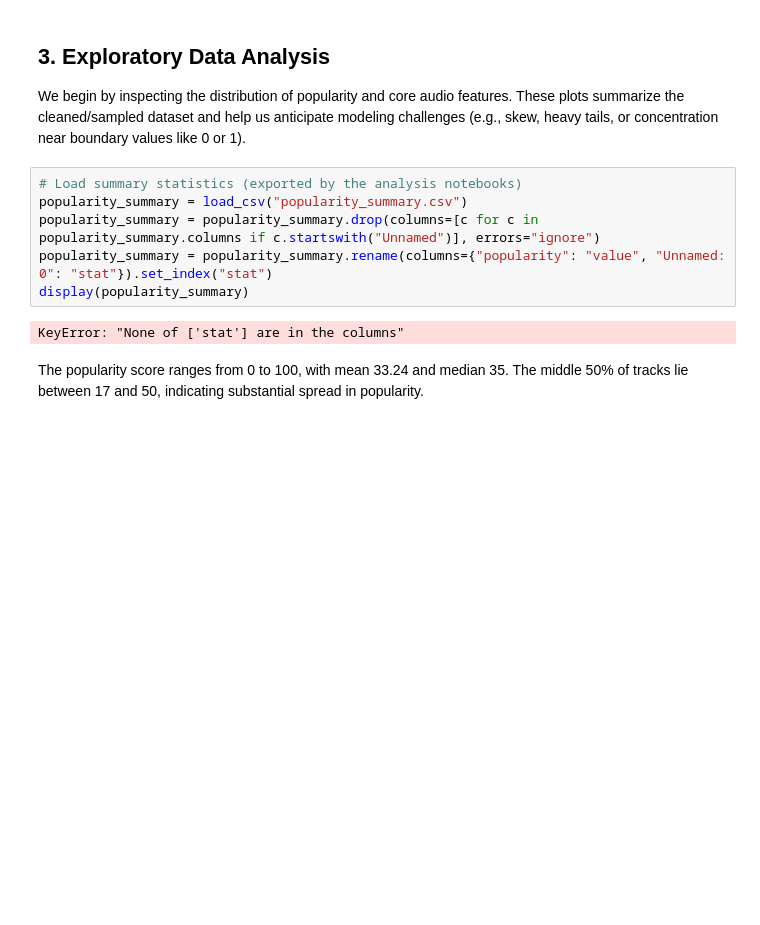
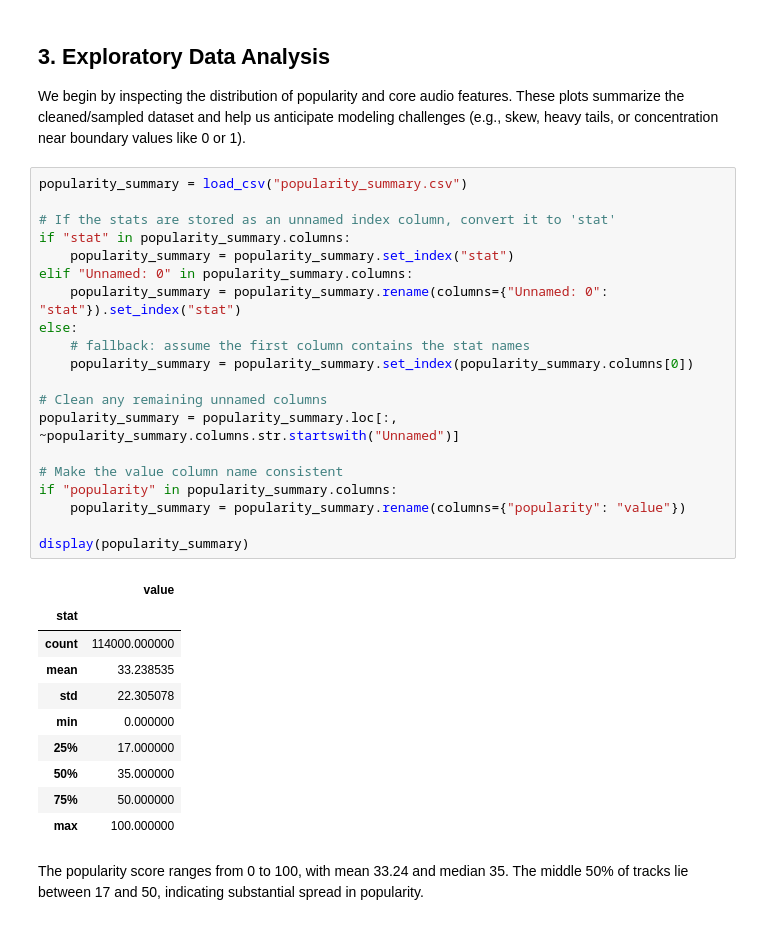
Before and after one commit to UCB-stat-159-f25/final-group22, a Jupyter notebook: main.ipynb, the cells around one changed output. Saved outputs shown, nothing was run; the diff lists cells and outputs as text; blank space fills up the shorter version.

Commit message:
fixed part 2 error

```diff
--- a/main.ipynb
+++ b/main.ipynb
@@ -50,13 +50,36 @@ def load_csv(filename: str) -> pd.DataFrame:
 ## 3. Exploratory Data Analysis
 We begin by inspecting the distribution of popularity and core audio features. These plots summarize the cleaned/sampled dataset and help us anticipate modeling challenges (e.g., skew, heavy tails, or concentration near boundary values like 0 or 1).
 # %%
-# Load summary statistics (exported by the analysis notebooks)
 popularity_summary = load_csv("popularity_summary.csv")
-popularity_summary = popularity_summary.drop(columns=[c for c in popularity_summary.columns if c.startswith("Unnamed")], errors="ignore")
-popularity_summary = popularity_summary.rename(columns={"popularity": "value", "Unnamed: 0": "stat"}).set_index("stat")
+
+# If the stats are stored as an unnamed index column, convert it to 'stat'
+if "stat" in popularity_summary.columns:
+    popularity_summary = popularity_summary.set_index("stat")
+elif "Unnamed: 0" in popularity_summary.columns:
+    popularity_summary = popularity_summary.rename(columns={"Unnamed: 0": "stat"}).set_index("stat")
+else:
+    # fallback: assume the first column contains the stat names
+    popularity_summary = popularity_summary.set_index(popularity_summary.columns[0])
+
+# Clean any remaining unnamed columns
+popularity_summary = popularity_summary.loc[:, ~popularity_summary.columns.str.startswith("Unnamed")]
+
+# Make the value column name consistent
+if "popularity" in popularity_summary.columns:
+    popularity_summary = popularity_summary.rename(columns={"popularity": "value"})
+
 display(popularity_summary)
 # %% [output]
-KeyError: "None of ['stat'] are in the columns"
+|  | value |
+| stat |  |
+| count | 114000.000000 |
+| mean | 33.238535 |
+| std | 22.305078 |
+| min | 0.000000 |
+| 25% | 17.000000 |
+| 50% | 35.000000 |
+| 75% | 50.000000 |
+| max | 100.000000 |
 # %% [markdown]
 The popularity score ranges from 0 to 100, with mean 33.24 and median 35. The middle 50% of tracks lie between 17 and 50, indicating substantial spread in popularity.
 # %%
```
Also changed, not shown: parts of 1 cell of this notebook.
